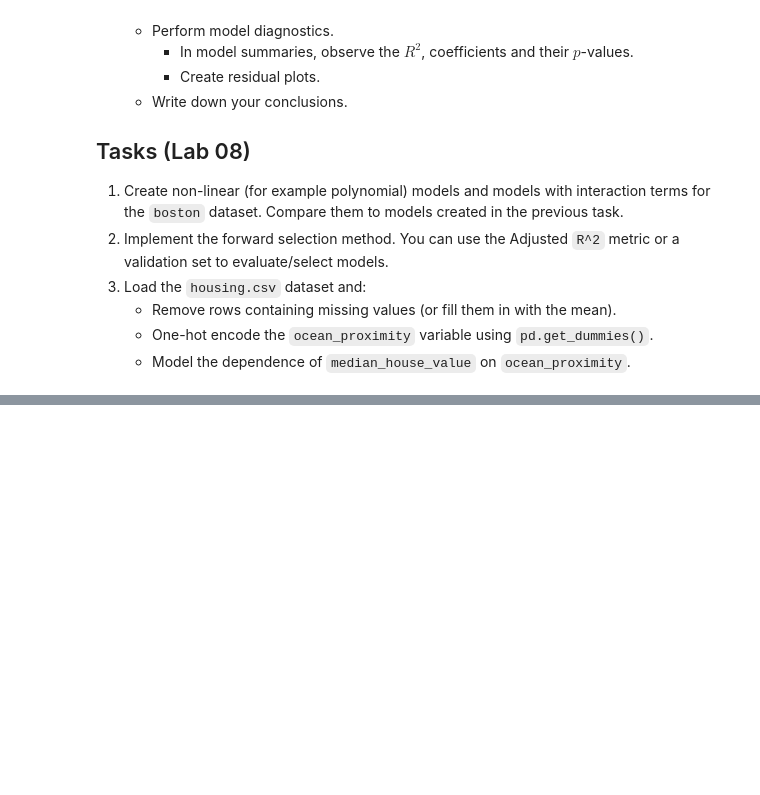
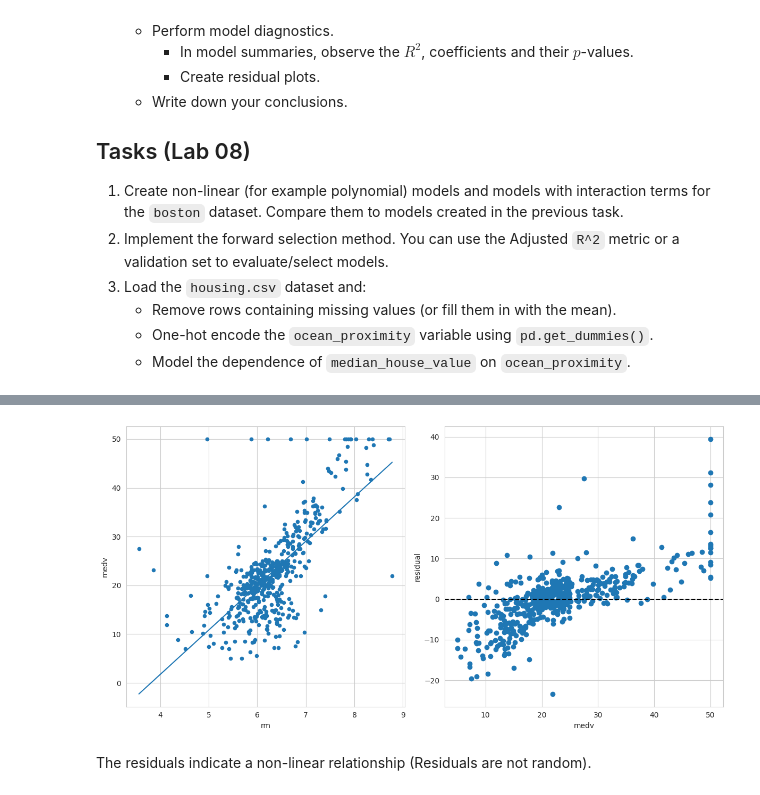
Before and after one commit to s34836/EWD, a Jupyter notebook: lab7_8.ipynb, the cells around one changed output, grey strips where cells are left out. Drawn from its saved outputs; the diff is of its cells as text; code cells hidden in the pictures; blank space fills up the shorter version.

```diff
--- a/lab7_8.ipynb
+++ b/lab7_8.ipynb
@@ -17,0 +103,9 @@
+# %%
+
+# Model 1: Prosta regresja liniowa z rm (średnia liczba pokoi)
+# 'rm' ma najsilniejszą dodatnią korelację (0,70) z medv
+# Jest model bazowy wykorzystujący najlepszy pojedynczy predyktor dodatni
+# No i domy z większą liczbą pokoi są zazwyczaj większe i droższe
+model1 = smf.ols(formula='medv ~ rm', data=df).fit()
+print("\n----- Model 1: medv ~ rm -----")
+print(model1.summary())
@@ -17,0 +130,22 @@
+# %%
+fig, (ax1, ax2) = plt.subplots(1, 2, figsize=(12, 6))
+
+# Left plot: Scatter with linear fit from Model 1
+df.plot(kind='scatter', y='medv', x='rm', ax=ax1)
+x_plot = np.linspace(df.rm.min(), df.rm.max(), 100)
+b0, b1 = model1.params  # Using your existing model1
+y_plot = b0 + b1 * x_plot
+ax1.plot(x_plot, y_plot)
+
+# Right plot: Residuals
+ax2.scatter(df.medv, model1.resid)
+ax2.axhline(0, linestyle='--', color='k')
+ax2.set_xlabel('medv')
+ax2.set_ylabel('residual')
+
+plt.tight_layout()
+plt.show()
+# %% [output]
+[figure, added]
+# %% [markdown]
+The residuals indicate a non-linear relationship (Residuals are not random).
```
Also changed, not shown: parts of 12 cells of this notebook.
